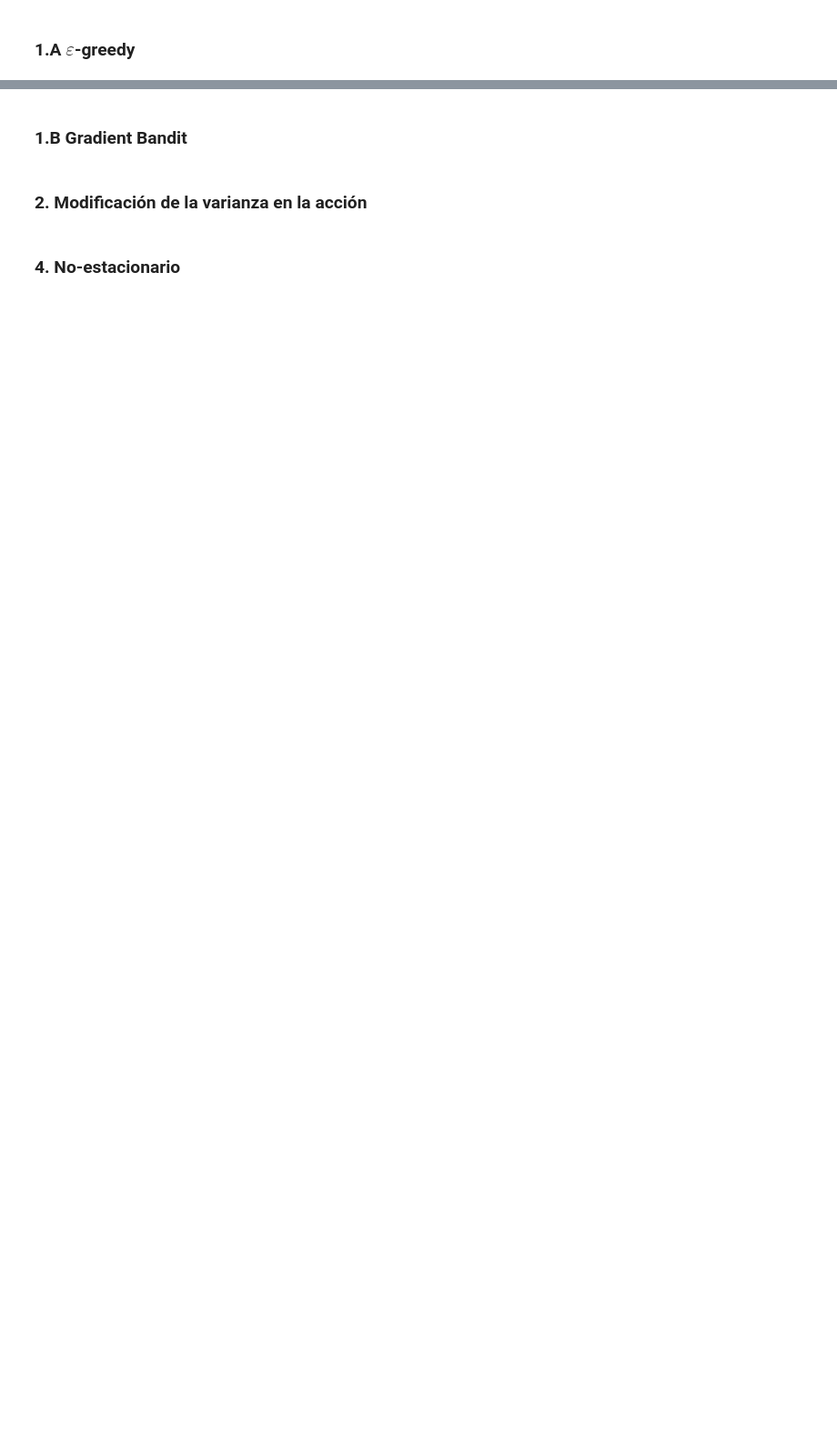
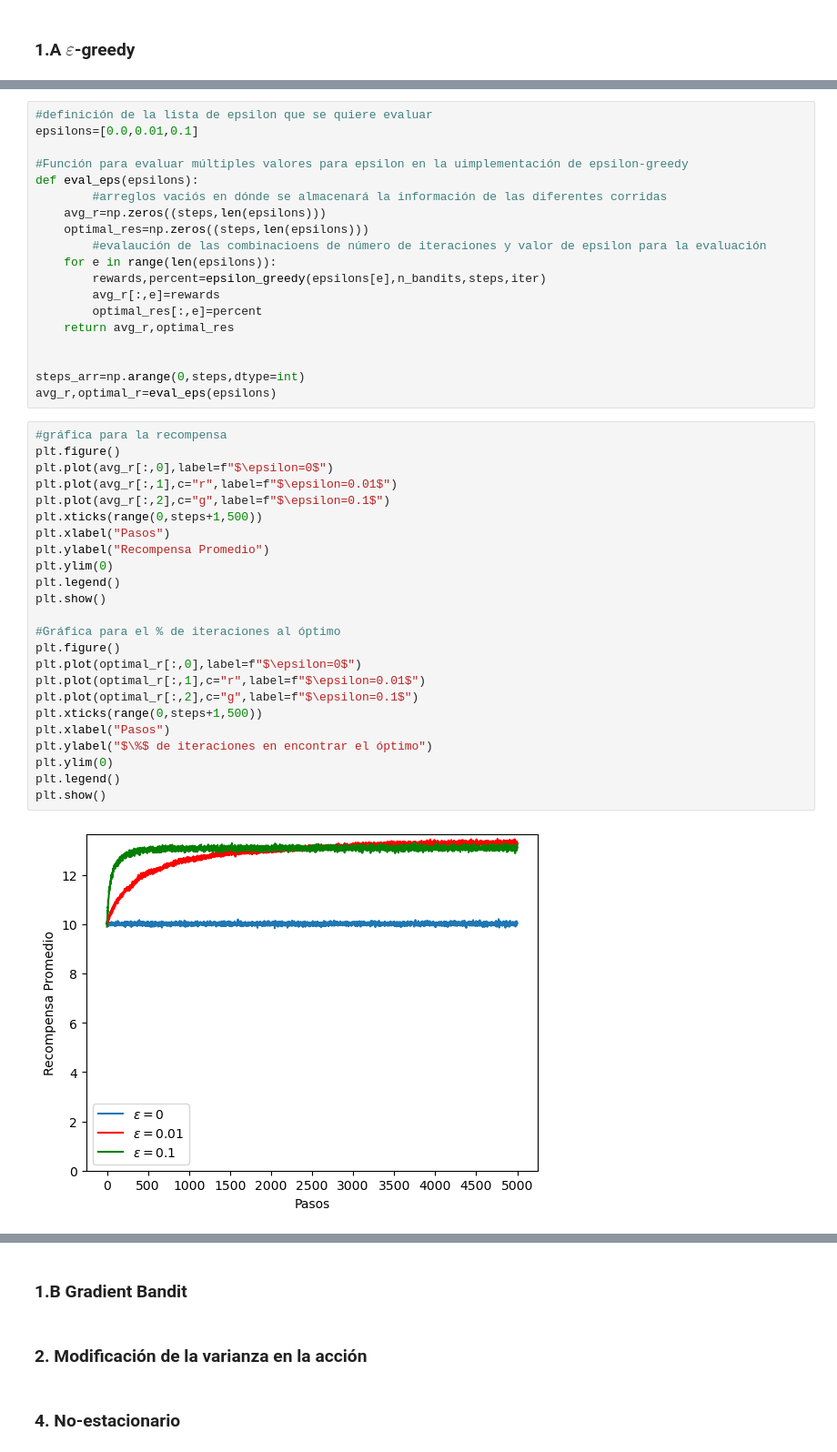
Before and after one commit to wilmarc/Reinforcement-Learning, a Jupyter notebook: hw1-wacg/Tarea1_wacg.ipynb, the cells around one changed output, grey strips where cells are left out. Shown: that part at 91% size. Cells and saved outputs as stored; diff of their text form; blank space fills up the shorter version.

```diff
--- a/hw1-wacg/Tarea1_wacg.ipynb
+++ b/hw1-wacg/Tarea1_wacg.ipynb
@@ -41,0 +126,45 @@ plt.show()
+# %%
+#definición de la lista de epsilon que se quiere evaluar
+epsilons=[0.0,0.01,0.1]
+
+#Función para evaluar múltiples valores para epsilon en la uimplementación de epsilon-greedy
+def eval_eps(epsilons):
+        #arreglos vaciós en dónde se almacenará la información de las diferentes corridas
+    avg_r=np.zeros((steps,len(epsilons)))
+    optimal_res=np.zeros((steps,len(epsilons)))
+        #evalaución de las combinacioens de número de iteraciones y valor de epsilon para la evaluación
+    for e in range(len(epsilons)):
+        rewards,percent=epsilon_greedy(epsilons[e],n_bandits,steps,iter)
+        avg_r[:,e]=rewards
+        optimal_res[:,e]=percent
+    return avg_r,optimal_res
+
+
+steps_arr=np.arange(0,steps,dtype=int)
+avg_r,optimal_r=eval_eps(epsilons)
+# %%
+#gráfica para la recompensa
+plt.figure()
+plt.plot(avg_r[:,0],label=f"$\epsilon=0$")
+plt.plot(avg_r[:,1],c="r",label=f"$\epsilon=0.01$")
+plt.plot(avg_r[:,2],c="g",label=f"$\epsilon=0.1$")
+plt.xticks(range(0,steps+1,500))
+plt.xlabel("Pasos")
+plt.ylabel("Recompensa Promedio")
+plt.ylim(0)
+plt.legend()
+plt.show()
+
+#Gráfica para el % de iteraciones al óptimo
+plt.figure()
+plt.plot(optimal_r[:,0],label=f"$\epsilon=0$")
+plt.plot(optimal_r[:,1],c="r",label=f"$\epsilon=0.01$")
+plt.plot(optimal_r[:,2],c="g",label=f"$\epsilon=0.1$")
+plt.xticks(range(0,steps+1,500))
+plt.xlabel("Pasos")
+plt.ylabel("$\%$ de iteraciones en encontrar el óptimo")
+plt.ylim(0)
+plt.legend()
+plt.show()
+# %% [output]
+[figure, added]
```
Also changed, not shown: parts of 8 cells of this notebook, 1 other file.
